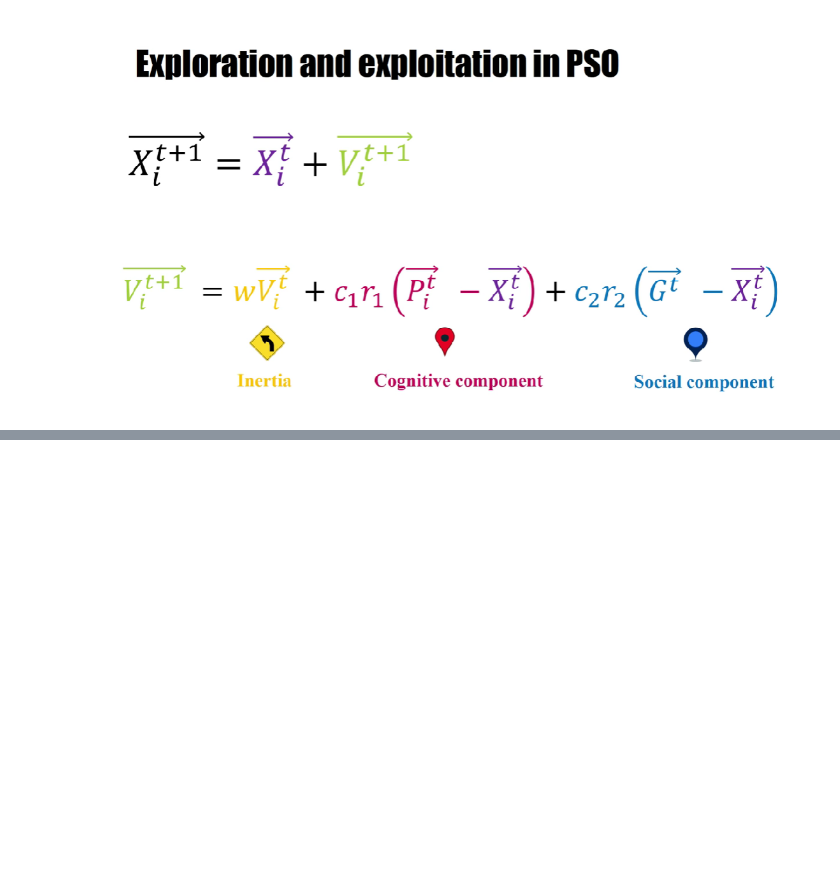
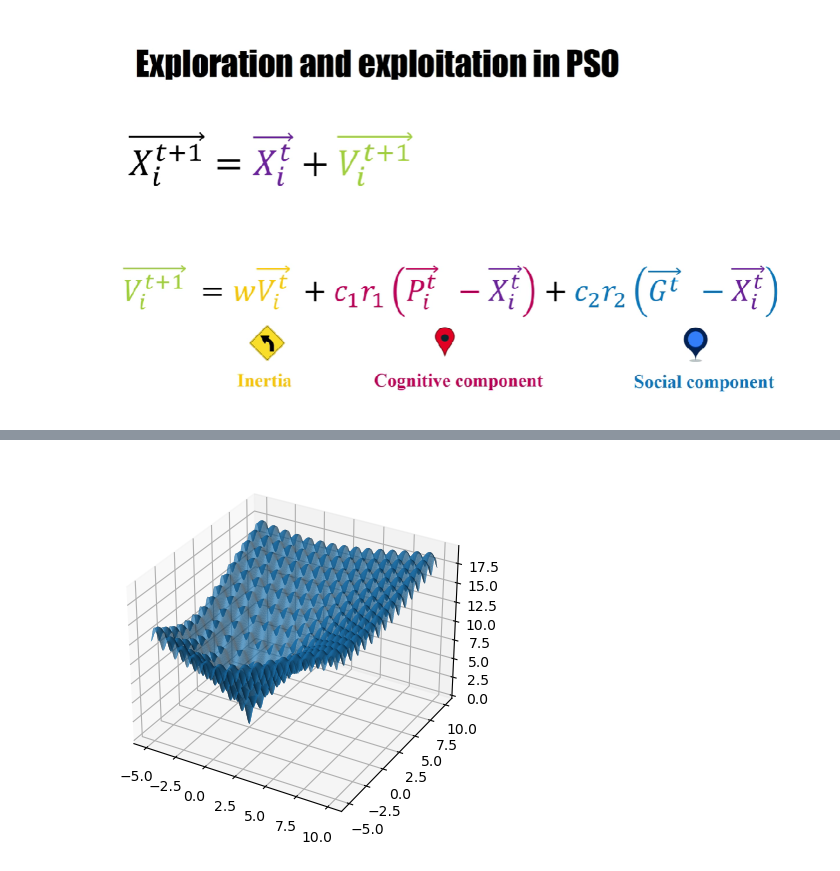
Before and after one commit to PhilipSanM/AI_L0v3rs, a Jupyter notebook: AI_Eng/bio_inspired algorithms/PSO/AlgoritmoPSO.ipynb, the cells around one changed output, grey strips where cells are left out. Drawn from its saved outputs; the diff is of its cells as text; code cells hidden in the pictures; blank space fills up the shorter version.

```diff
--- a/AI_Eng/bio_inspired algorithms/PSO/AlgoritmoPSO.ipynb
+++ b/AI_Eng/bio_inspired algorithms/PSO/AlgoritmoPSO.ipynb
@@ -42,0 +107,23 @@ def evaluate_swarm(swarm, function):
+# %%
+def ackley(x):
+    n = len(x)
+    sum_sq = 0
+    cos_term = 0
+    for i in range(n):
+      sum_sq += x[i]**2
+      cos_term += np.cos(2 * np.pi * x[i])
+    return -20 * np.exp(-0.2 * np.sqrt(sum_sq / n)) - np.exp(cos_term / n) + 20 + np.exp(1)
+
+X = np.linspace(-5, 10, 400)
+Y = np.linspace(-5, 10, 400)
+X, Y = np.meshgrid(X, Y)
+Z = ackley([X,Y])
+
+fig = plt.figure()
+ax = fig.add_subplot(111, projection='3d')
+ax.plot_surface(X, Y, Z, rstride=1, cstride=1, linewidth=0.08,
+  antialiased=True)
+
+plt.show()
+# %% [output]
+[figure, added]
```
Also changed, not shown: parts of 33 cells of this notebook, 3 other files.
